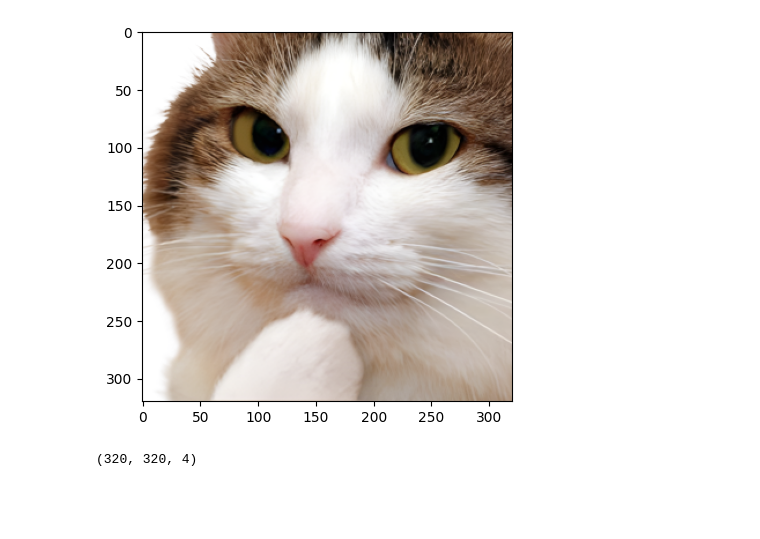
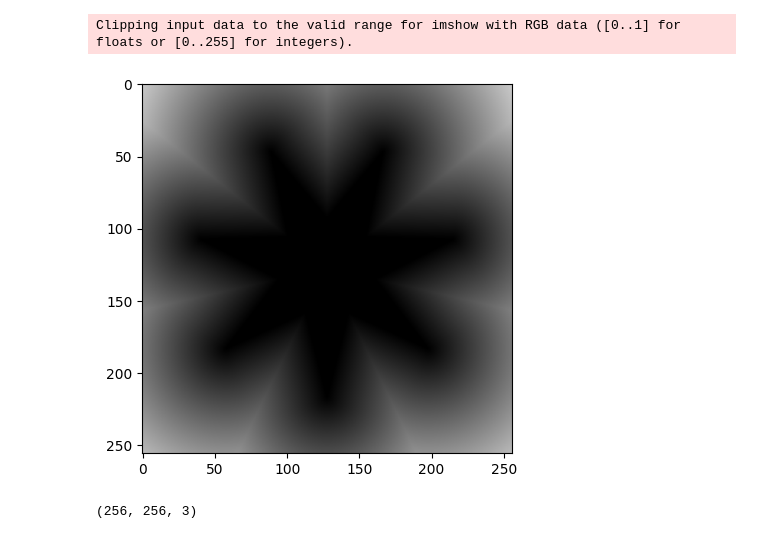
Before and after one commit to MichaelMoroz/TensorFrost, a Jupyter notebook: examples/Rendering/neural_embed.ipynb, the cells around one changed output. Cells and saved outputs as stored; diff of their text form; code cells hidden in the pictures; blank space fills up the shorter version.

```diff
--- a/examples/Rendering/neural_embed.ipynb
+++ b/examples/Rendering/neural_embed.ipynb
@@ -145,14 +152,49 @@ RenderImage:
-# %%
-input_img = np.array(plt.imread("test.png"), dtype=np.float32)
-plt.imshow(input_img)
-plt.show()
-print(input_img.shape)
-
-
-input_img = input_img[:,:,:3] *input_img[:,:,3:4]
-# %% [output]
-[figure, removed]
-(320, 320, 4)
+# %%
+input_img = np.array(plt.imread("test.png"), dtype=np.float32)
+
+input_img = input_img[:,:,:3] *input_img[:,:,3:4]
+
+def numpy_star_sdf(size, r=0.7, n=7, w=0.5):
+    def sdStar(p, r, n, w):
+        m = n + w * (2.0 - n)
+        an = np.pi / n
+        en = np.pi / m
+        racs = r * np.array([np.cos(an), np.sin(an)])
+        ecs = np.array([np.cos(en), np.sin(en)])
+
+        p[:, :, 0] = np.abs(p[:, :, 0])
+
+        bn = np.mod(np.arctan2(p[:, :, 0], p[:, :, 1]), 2.0 * an) - an
+        p_len = np.sqrt(np.sum(p**2, axis=2))
+        p = np.stack([p_len * np.cos(bn), p_len * np.abs(np.sin(bn))], axis=2)
+
+        p -= racs
+        dot_product = np.sum(p * ecs, axis=2)
+        clamp_value = np.clip(-dot_product, 0.0, racs[1] / ecs[1])
+        p += ecs * clamp_value[:, :, np.newaxis]
+
+        return np.sqrt(np.sum(p**2, axis=2)) * np.sign(p[:, :, 0])
+
+    x = np.linspace(-1, 1, size)
+    y = np.linspace(-1, 1, size)
+    X, Y = np.meshgrid(x, y)
+    p = np.stack([X, Y], axis=2)
+
+    return sdStar(p, r, n, w)
+
+# Example usage
+size = 256
+sdf_values = numpy_star_sdf(size)
+
+input_img = np.repeat(sdf_values[..., np.newaxis], 3, axis=2)
+
+plt.imshow(input_img)
+plt.show()
+print(input_img.shape)
+# %% [output]
+Clipping input data to the valid range for imshow with RGB data ([0..1] for floats or [0..255] for integers).
+[figure, added]
+(256, 256, 3)
 # %%
 #get list of pixels
 N = input_img.shape[0]*input_img.shape[1]
```
Also changed, not shown: parts of 3 cells of this notebook, 15 other files.
